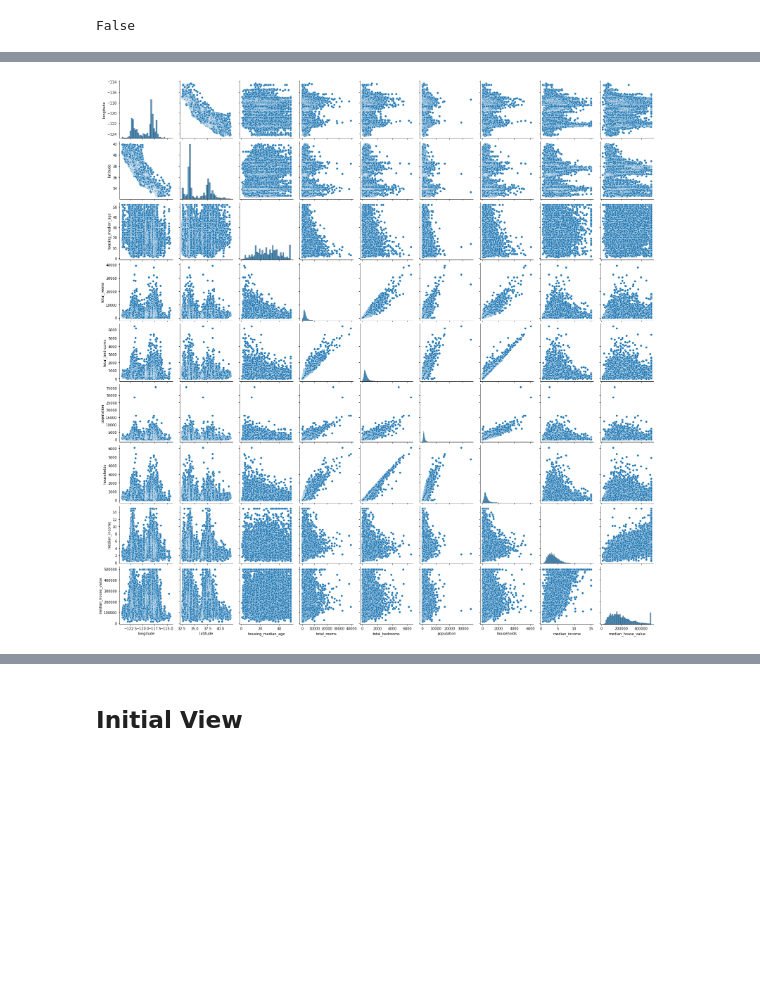
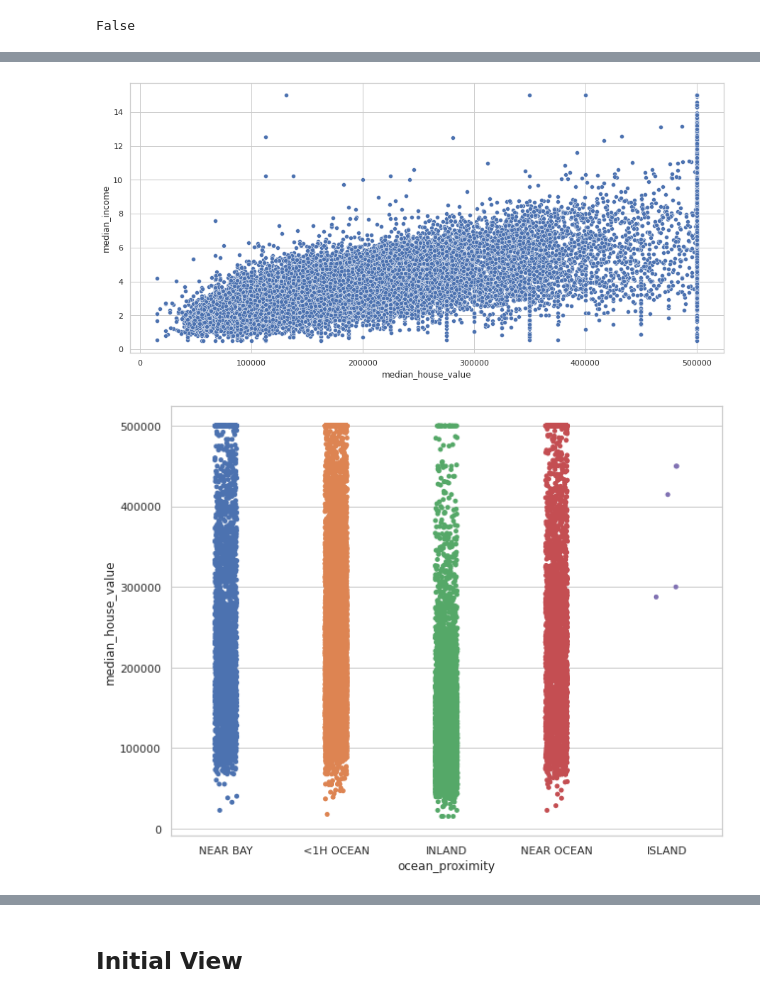
Before and after one commit to cole-beach/California_Housing_Market, a Jupyter notebook: California_Housing_Market.ipynb, the cells around one changed output, grey strips where cells are left out. Cells and saved outputs as stored; diff of their text form; code cells hidden in the pictures; blank space fills up the shorter version.

```diff
--- a/California_Housing_Market.ipynb
+++ b/California_Housing_Market.ipynb
@@ -102,4 +138,14 @@ Index(['longitude', 'latitude', 'housing_median_age', 'total_rooms',
 # %%
-sns.pairplot(data=df);
+# sns.pairplot(data=df, hue='housing_median_age');
-# %% [output]
-[figure, removed]
+# %%
+#scatter plot
+plt.figure(figsize = (15, 7))
+sns.scatterplot(x = df['median_house_value'], y = df['median_income']);
+# %% [output]
+[figure, added]
+# %%
+#stripplot like swarm but it loads
+plt.figure(figsize = (10,8))
+sns.stripplot(x = df['ocean_proximity'], y = df['median_house_value']);
+# %% [output]
+[figure, added]
```
Also changed, not shown: parts of 35 cells of this notebook.
